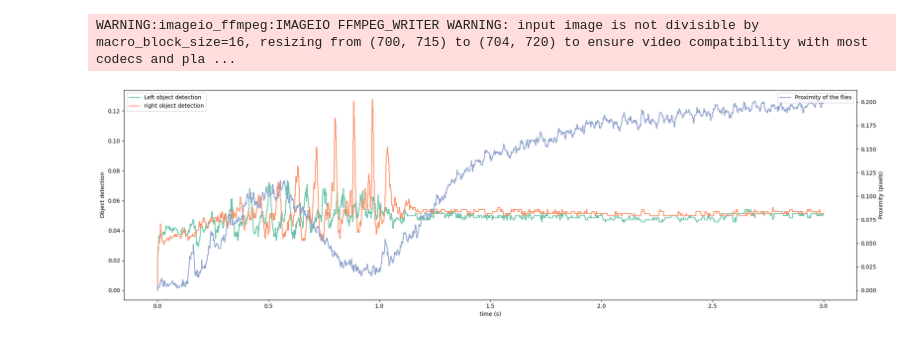
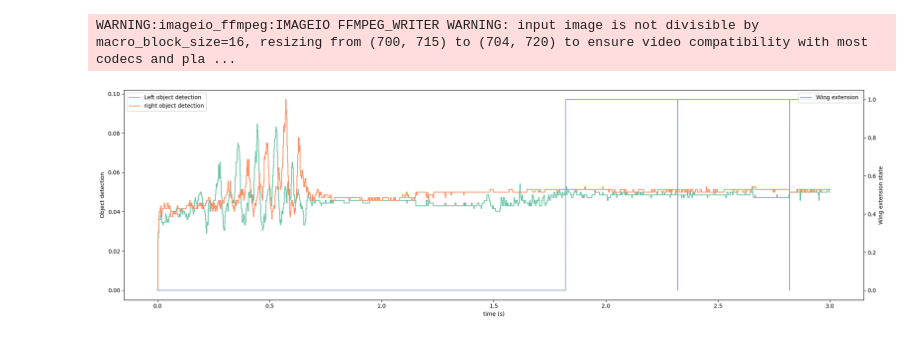
Before and after one commit to ValentineDelevaux/COBAR_project, a Jupyter notebook: wings_vibrations.ipynb, the cells around one changed output. Drawn from its saved outputs; the diff is of its cells as text; code cells hidden in the pictures.

Commit message:
update wing extension

```diff
--- a/wings_vibrations.ipynb
+++ b/wings_vibrations.ipynb
@@ -99,26 +128,26 @@ sim = Simulation(
 # %%
 # Define fly 1 actions --> sinusoidal trajectory
-speed_variation = np.abs(np.sin(t * np.pi / 2))
-fly1_actions = np.zeros((len(t), 2))
+# speed_variation = np.abs(np.sin(t * np.pi / 2))
+# fly1_actions = np.zeros((len(t), 2))
 
-# Create the fly 1 actions scenario
-for i, time in enumerate(t):
-    if time < (1/3) * run_time:
-        # sinusoidal trajectory for the first 1/3 of the time
-        fly1_actions[i] = (
-            np.abs(np.cos(time * np.pi / 2)) * speed_variation[i],
-            np.abs(np.sin(time * np.pi / 2)) * speed_variation[i],
-        )
-    else:
-        # stop for the second 1/3 of the time
-        fly1_actions[i] = (0, 0)
+# # Create the fly 1 actions scenario
+# for i, time in enumerate(t):
+#     if time < (1/3) * run_time:
+#         # sinusoidal trajectory for the first 1/3 of the time
+#         fly1_actions[i] = (
+#             np.abs(np.cos(time * np.pi / 2)) * speed_variation[i],
+#             np.abs(np.sin(time * np.pi / 2)) * speed_variation[i],
+#         )
+#     else:
+#         # stop for the second 1/3 of the time
+#         fly1_actions[i] = (0, 0)
 
-# Modifiy fly speed
-mean_speed = 1.2
-std_dev_speed = 0.4
+# # Modifiy fly speed
+# mean_speed = 1.2
+# std_dev_speed = 0.4
 
-# fly1_actions *= random_speed_variation
-fly1_actions = np.clip(fly1_actions, 0, 2 * mean_speed)
+# # fly1_actions *= random_speed_variation
+# fly1_actions = np.clip(fly1_actions, 0, 2 * mean_speed)
 # %%
 # Reset the simulation and set fly 1 to be black
 sim.reset(seed=0)
@@ -139,6 +168,7 @@ positions_fly0 = []
 positions_fly1 = []
 fly1_vision_left = []
 fly1_vision_right = []
+wings_extension = []
 
 # Run simulation for each timepoint
 for i in trange(len(t)):
@@ -204,6 +234,7 @@ for i in trange(len(t)):
     positions_fly1.append(obs1["fly"][0])
     fly1_vision_left.append(chasing_fly[0])
     fly1_vision_right.append(chasing_fly[1])
+    wings_extension.append(fly0.wings_state)
 # %%
 birdeye_cam_frames = cam._frames
 cam._frames = second_cam_frames
@@ -218,6 +249,6 @@ save_video_with_vision_insets(
 # %% [output]
 WARNING:imageio_ffmpeg:IMAGEIO FFMPEG_WRITER WARNING: input image is not divisible by macro_block_size=16, resizing from (700, 715) to (704, 720) to ensure video compatibility with most codecs and pla ...
 # %%
-plot_visual_detection(t, fly1_vision_left, fly1_vision_right, proximities)
+plot_visual_detection(t, fly1_vision_left, fly1_vision_right, wings_extension)
 # %% [output]
-[figure, old version]
+[figure, new version]
```
Also changed, not shown: parts of 2 cells of this notebook, 3 other files.
